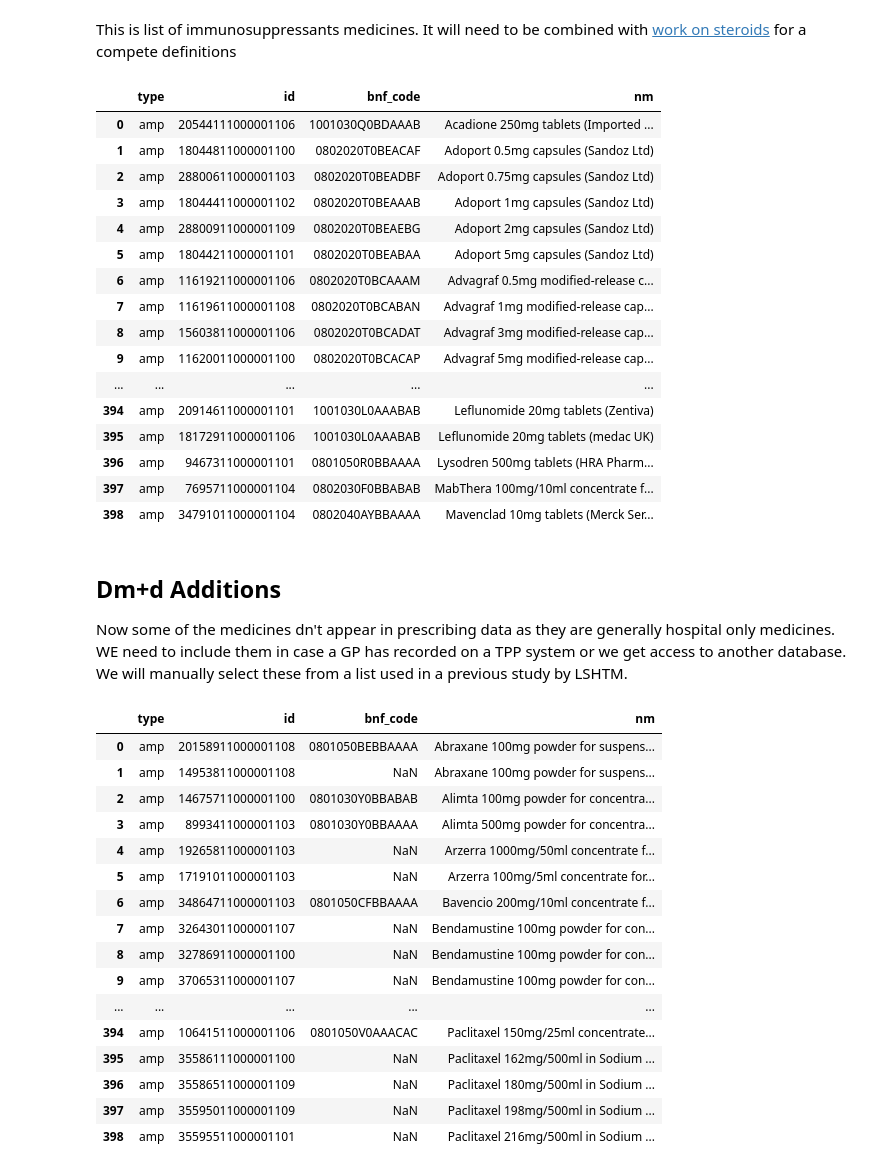
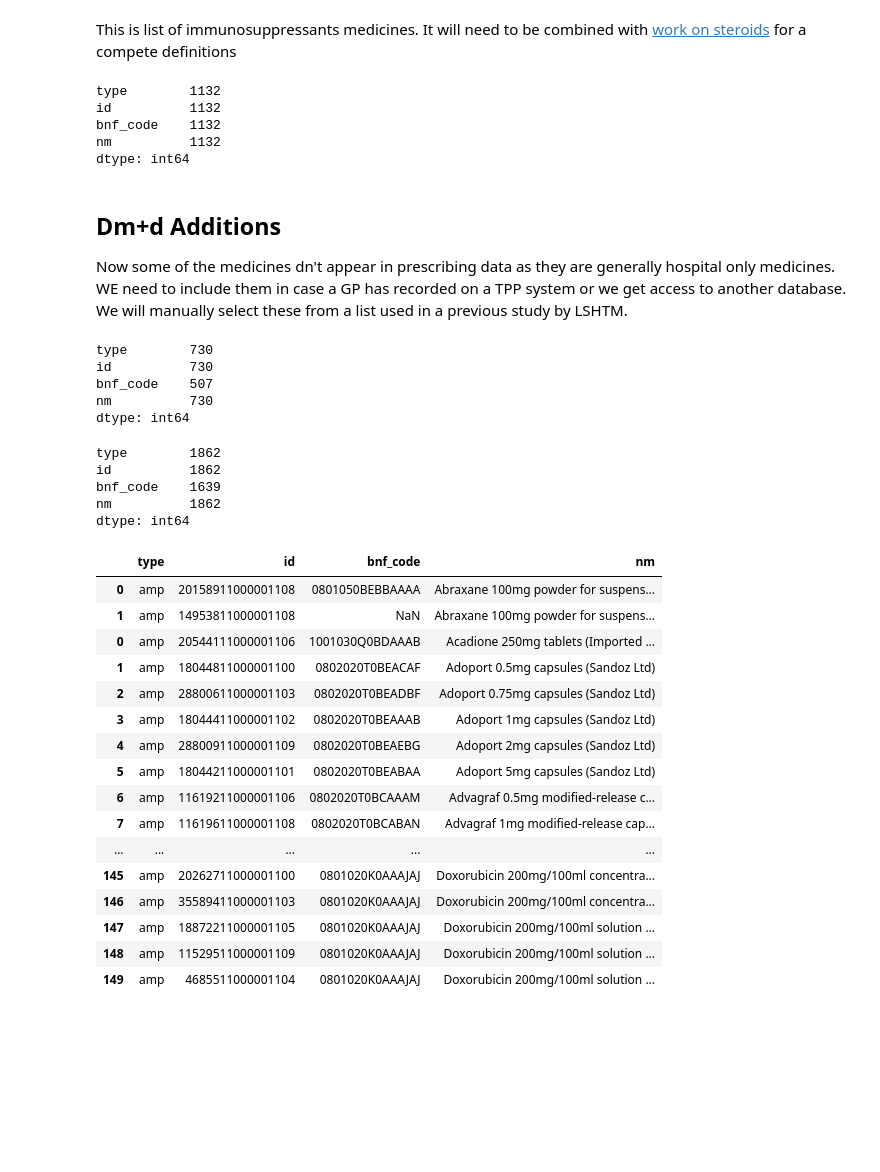
Before and after one commit to ebmdatalab/immunosuppressant-covid-codelist-notebook, a Jupyter notebook: notebooks/immunosuppressants.ipynb, the cells around one changed output. Saved outputs shown, nothing was run; the diff lists cells and outputs as text; code cells hidden in the pictures; blank space fills up the shorter version.

Commit message:
update with new immunosuppressant list
merge two df
export to csv for checking

```diff
--- a/notebooks/immunosuppressants.ipynb
+++ b/notebooks/immunosuppressants.ipynb
@@ -31,25 +31,13 @@ ORDER BY type, nm '''
 immuno_meds = bq.cached_read(sql, csv_path=os.path.join('..','data','immuno_meds .csv'))
 pd.set_option('display.max_rows', None)
 pd.set_option('display.max_colwidth', None)
-immuno_meds
+immuno_meds.count()
 # %% [output]
-|  | type | id | bnf_code | nm |
-| 0 | amp | 20544111000001106 | 1001030Q0BDAAAB | Acadione 250mg tablets (Imported ... |
-| 1 | amp | 18044811000001100 | 0802020T0BEACAF | Adoport 0.5mg capsules (Sandoz Ltd) |
-| 2 | amp | 28800611000001103 | 0802020T0BEADBF | Adoport 0.75mg capsules (Sandoz Ltd) |
-| 3 | amp | 18044411000001102 | 0802020T0BEAAAB | Adoport 1mg capsules (Sandoz Ltd) |
-| 4 | amp | 28800911000001109 | 0802020T0BEAEBG | Adoport 2mg capsules (Sandoz Ltd) |
-| 5 | amp | 18044211000001101 | 0802020T0BEABAA | Adoport 5mg capsules (Sandoz Ltd) |
-| 6 | amp | 11619211000001106 | 0802020T0BCAAAM | Advagraf 0.5mg modified-release c... |
-| 7 | amp | 11619611000001108 | 0802020T0BCABAN | Advagraf 1mg modified-release cap... |
-| 8 | amp | 15603811000001106 | 0802020T0BCADAT | Advagraf 3mg modified-release cap... |
-| 9 | amp | 11620011000001100 | 0802020T0BCACAP | Advagraf 5mg modified-release cap... |
-| ... | ... | ... | ... | ... |
-| 394 | amp | 20914611000001101 | 1001030L0AAABAB | Leflunomide 20mg tablets (Zentiva) |
-| 395 | amp | 18172911000001106 | 1001030L0AAABAB | Leflunomide 20mg tablets (medac UK) |
-| 396 | amp | 9467311000001101 | 0801050R0BBAAAA | Lysodren 500mg tablets (HRA Pharm... |
-| 397 | amp | 7695711000001104 | 0802030F0BBABAB | MabThera 100mg/10ml concentrate f... |
-| 398 | amp | 34791011000001104 | 0802040AYBBAAAA | Mavenclad 10mg tablets (Merck Ser... |
+type        1132
+id          1132
+bnf_code    1132
+nm          1132
+dtype: int64
 # %% [markdown]
 ## Dm+d Additions
 Now some of the medicines dn't appear in prescribing data as they are generally hospital only medicines. WE need to include them in case a GP has recorded on a TPP system or we get access to another database. We will manually select these from a list used in a previous study by LSHTM.
@@ -122,22 +110,40 @@ ORDER BY type, nm '''
 dmd_immuno_meds = bq.cached_read(sql, csv_path=os.path.join('..','data','dmd_immuno_meds .csv'))
 pd.set_option('display.max_rows', None)
 pd.set_option('display.max_colwidth', None)
-dmd_immuno_meds
+dmd_immuno_meds.count()
 # %% [output]
-|  | type | id | bnf_code | nm |
-| 0 | amp | 20158911000001108 | 0801050BEBBAAAA | Abraxane 100mg powder for suspens... |
-| 1 | amp | 14953811000001108 | NaN | Abraxane 100mg powder for suspens... |
-| 2 | amp | 14675711000001100 | 0801030Y0BBABAB | Alimta 100mg powder for concentra... |
-| 3 | amp | 8993411000001103 | 0801030Y0BBAAAA | Alimta 500mg powder for concentra... |
-| 4 | amp | 19265811000001103 | NaN | Arzerra 1000mg/50ml concentrate f... |
-| 5 | amp | 17191011000001103 | NaN | Arzerra 100mg/5ml concentrate for... |
-| 6 | amp | 34864711000001103 | 0801050CFBBAAAA | Bavencio 200mg/10ml concentrate f... |
-| 7 | amp | 32643011000001107 | NaN | Bendamustine 100mg powder for con... |
-| 8 | amp | 32786911000001100 | NaN | Bendamustine 100mg powder for con... |
-| 9 | amp | 37065311000001107 | NaN | Bendamustine 100mg powder for con... |
-| ... | ... | ... | ... | ... |
-| 394 | amp | 10641511000001106 | 0801050V0AAACAC | Paclitaxel 150mg/25ml concentrate... |
-| 395 | amp | 35586111000001100 | NaN | Paclitaxel 162mg/500ml in Sodium ... |
-| 396 | amp | 35586511000001109 | NaN | Paclitaxel 180mg/500ml in Sodium ... |
-| 397 | amp | 35595011000001109 | NaN | Paclitaxel 198mg/500ml in Sodium ... |
-| 398 | amp | 35595511000001101 | NaN | Paclitaxel 216mg/500ml in Sodium ... |
+type        730
+id          730
+bnf_code    507
+nm          730
+dtype: int64
+# %%
+#join the two datframes
+immunosuppressants = pd.concat([immuno_meds, dmd_immuno_meds])
+immunosuppressants.count()
+# %% [output]
+type        1862
+id          1862
+bnf_code    1639
+nm          1862
+dtype: int64
+# %%
+immunosuppressants.sort_values(["type", "nm"])
+# %% [output]
+|  | type | id | bnf_code | nm |
+| 0 | amp | 20158911000001108 | 0801050BEBBAAAA | Abraxane 100mg powder for suspens... |
+| 1 | amp | 14953811000001108 | NaN | Abraxane 100mg powder for suspens... |
+| 0 | amp | 20544111000001106 | 1001030Q0BDAAAB | Acadione 250mg tablets (Imported ... |
+| 1 | amp | 18044811000001100 | 0802020T0BEACAF | Adoport 0.5mg capsules (Sandoz Ltd) |
+| 2 | amp | 28800611000001103 | 0802020T0BEADBF | Adoport 0.75mg capsules (Sandoz Ltd) |
+| 3 | amp | 18044411000001102 | 0802020T0BEAAAB | Adoport 1mg capsules (Sandoz Ltd) |
+| 4 | amp | 28800911000001109 | 0802020T0BEAEBG | Adoport 2mg capsules (Sandoz Ltd) |
+| 5 | amp | 18044211000001101 | 0802020T0BEABAA | Adoport 5mg capsules (Sandoz Ltd) |
+| 6 | amp | 11619211000001106 | 0802020T0BCAAAM | Advagraf 0.5mg modified-release c... |
+| 7 | amp | 11619611000001108 | 0802020T0BCABAN | Advagraf 1mg modified-release cap... |
+| ... | ... | ... | ... | ... |
+| 145 | amp | 20262711000001100 | 0801020K0AAAJAJ | Doxorubicin 200mg/100ml concentra... |
+| 146 | amp | 35589411000001103 | 0801020K0AAAJAJ | Doxorubicin 200mg/100ml concentra... |
+| 147 | amp | 18872211000001105 | 0801020K0AAAJAJ | Doxorubicin 200mg/100ml solution ... |
+| 148 | amp | 11529511000001109 | 0801020K0AAAJAJ | Doxorubicin 200mg/100ml solution ... |
+| 149 | amp | 4685511000001104 | 0801020K0AAAJAJ | Doxorubicin 200mg/100ml solution ... |
```
Also changed, not shown: parts of 1 cell of this notebook, 2 other files.
